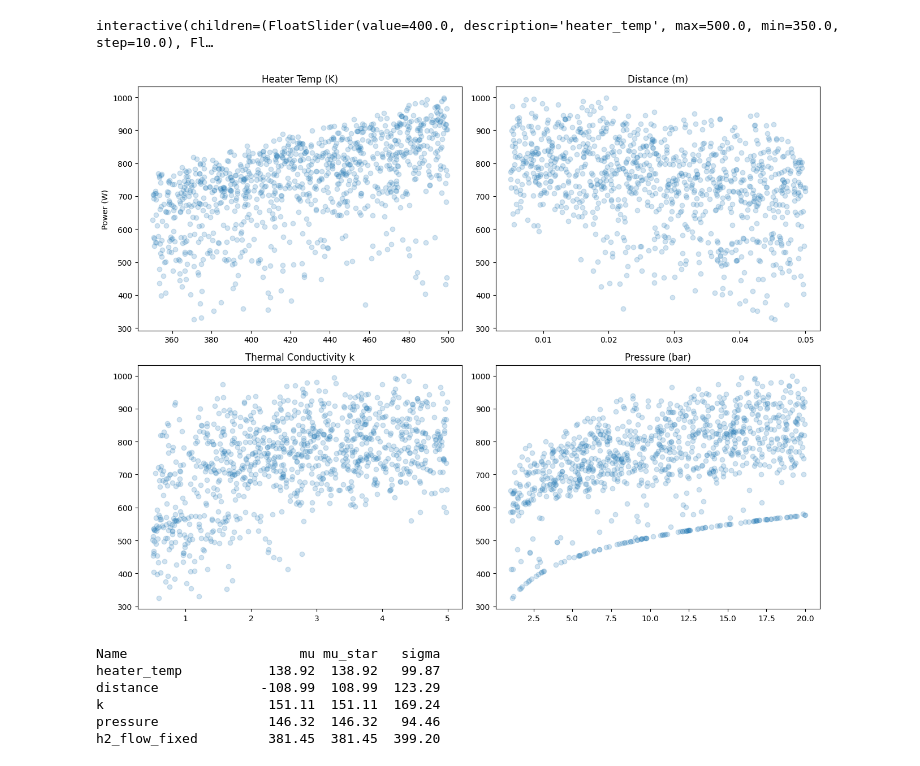
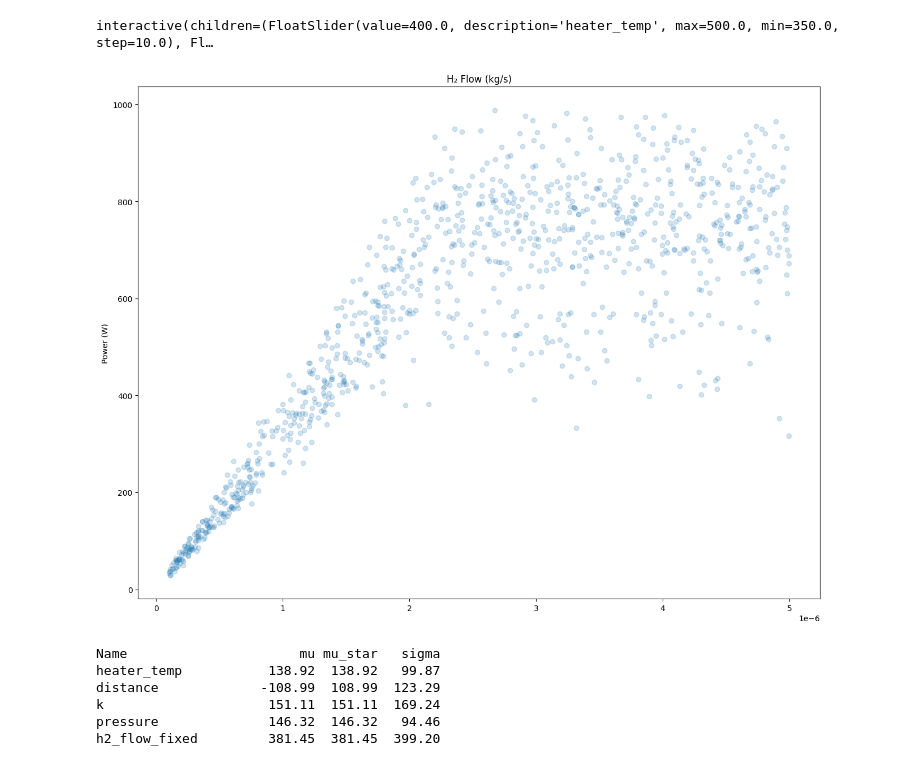
Before and after one commit to wallachma/fuelcell, a Jupyter notebook: Bad_Project_Test.ipynb, the cells around one changed output. Cells and saved outputs as stored; diff of their text form; code cells hidden in the pictures.

```diff
--- a/Bad_Project_Test.ipynb
+++ b/Bad_Project_Test.ipynb
@@ -148,7 +148,7 @@ number_sims = 1000
 mc_heater_temp = np.random.uniform(350, 500, number_sims)
 mc_distance    = np.random.uniform(0.005, 0.05, number_sims)
 mc_k           = np.random.uniform(0.5, 5, number_sims)
-mc_h2_flow     = np.random.uniform(1e-4, 5e-4, number_sims)  # not present in scatter plots right now, but can be added
+mc_h2_flow     = np.random.uniform(1e-7, 5e-6, number_sims)  # not present in scatter plots right now, but can be added
 mc_o2_flow     = np.random.uniform(1e-5, 2e-5, number_sims) # not present in scatter plots right now, but can be added
 mc_pressure    = np.random.uniform(1, 20, number_sims)
 
@@ -167,37 +167,37 @@ for i in range(number_sims):
 # %%
 plt.figure(figsize=(13,10))
 
-plt.subplot(221)
-plt.scatter(mc_heater_temp, P_out, alpha=0.2)
-plt.title("Heater Temp (K)")
+# plt.subplot(221)
+# plt.scatter(mc_heater_temp, P_out, alpha=0.2)
+# plt.title("Heater Temp (K)")
+# plt.ylabel("Power (W)")
+
+# plt.subplot(222)
+# plt.scatter(mc_distance, P_out, alpha=0.2)
+# plt.title("Distance (m)")
+
+
+# plt.subplot(223)
+# plt.scatter(mc_k, P_out, alpha=0.2)
+# plt.title("Thermal Conductivity k")
+
+plt.subplot(111)
+plt.scatter(mc_h2_flow, P_out, alpha=0.2)
+plt.title("H₂ Flow (kg/s)")
 plt.ylabel("Power (W)")
 
-plt.subplot(222)
-plt.scatter(mc_distance, P_out, alpha=0.2)
-plt.title("Distance (m)")
+# # plt.subplot(235)
+# # plt.scatter(mc_o2_flow, P_out, alpha=0.2)
+# # plt.title("O₂ Flow (kg/s)")
 
-
-plt.subplot(223)
-plt.scatter(mc_k, P_out, alpha=0.2)
-plt.title("Thermal Conductivity k")
-
-# plt.subplot(234)
-# plt.scatter(mc_h2_flow, P_out, alpha=0.2)
-# plt.title("H₂ Flow (kg/s)")
-# plt.ylabel("Power (W)")
-
-# plt.subplot(235)
-# plt.scatter(mc_o2_flow, P_out, alpha=0.2)
-# plt.title("O₂ Flow (kg/s)")
-
-plt.subplot(224)
-plt.scatter(mc_pressure, P_out, alpha=0.2)
-plt.title("Pressure (bar)")
+# plt.subplot(224)
+# plt.scatter(mc_pressure, P_out, alpha=0.2)
+# plt.title("Pressure (bar)")
 
 plt.tight_layout()
 plt.show()
 # %% [output]
-[figure, old version]
+[figure, new version]
 # %%
 from SALib.sample import morris as ms
 from SALib.analyze import morris as ma
```
